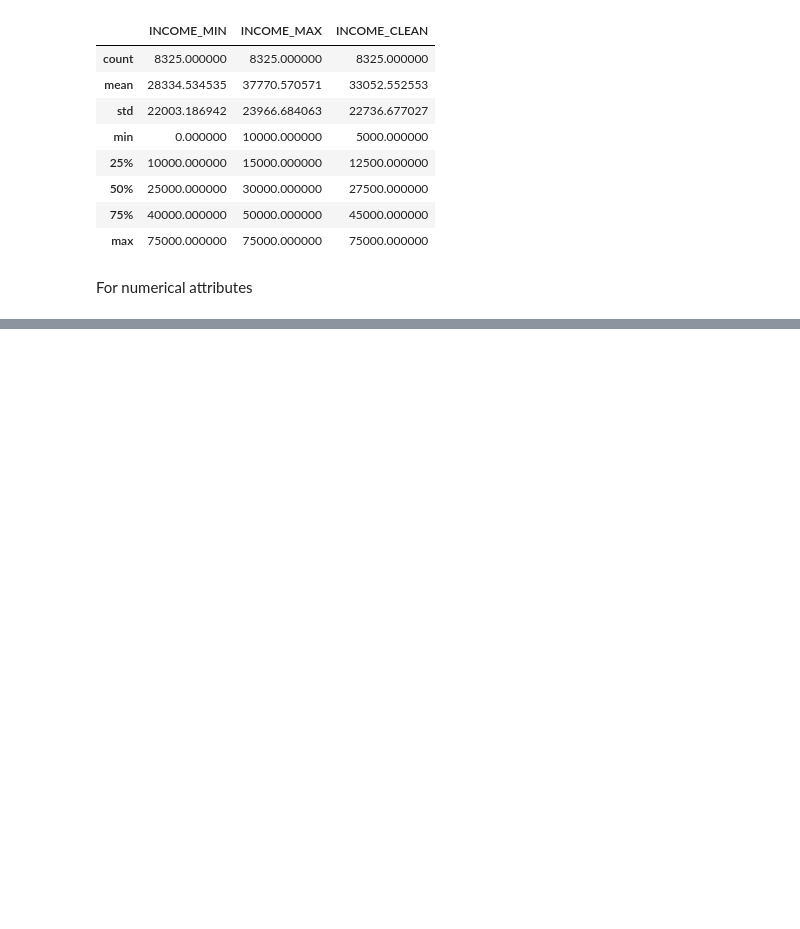
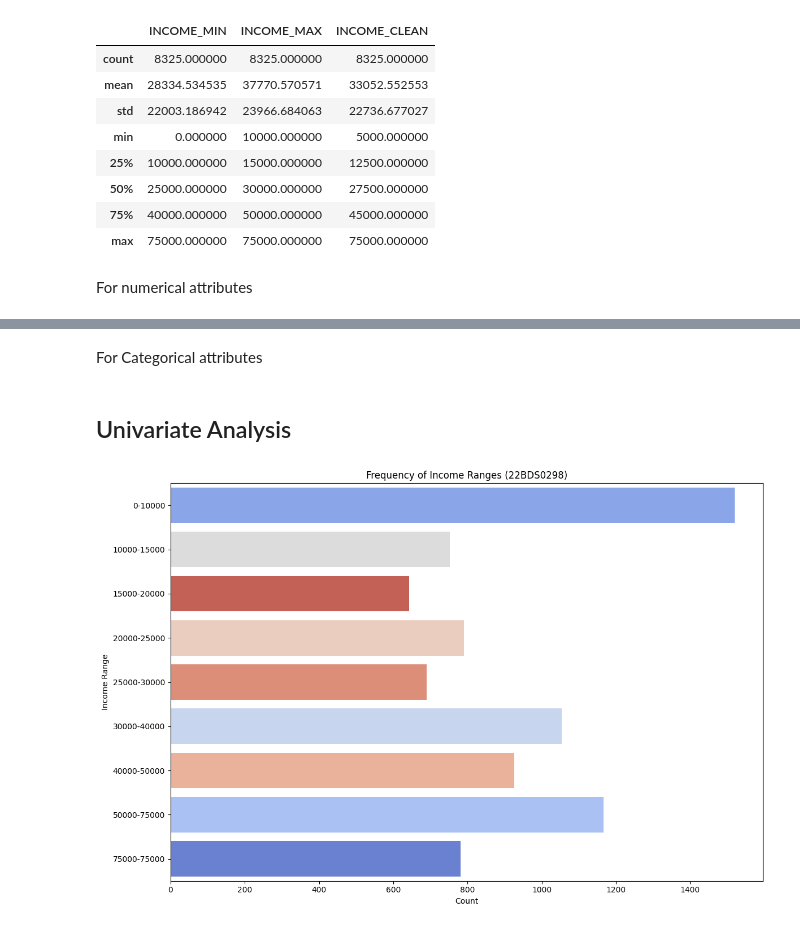
Before and after one commit to ShrutiG-24/-BCSE331L-Exploratory-Data-Analysis, a Jupyter notebook: 22BDS0298.ipynb, the cells around one changed output, grey strips where cells are left out. Cells and saved outputs as stored; diff of their text form; code cells hidden in the pictures; blank space fills up the shorter version.

```diff
--- a/22BDS0298.ipynb
+++ b/22BDS0298.ipynb
@@ -389,3 +389,19 @@ df_clean[['AGE', 'OCCUPATION', 'AREA', 'DUAL.INCOMES', 'HOUSEHOLD.SIZE',
 | unique | 7 | 9 | 5 | 3 | 9 | 9 | 3 | 5 | ... |
 | top | 25-34 | Professional/Managerial | 10+ years | Not Married | Two | One | Rent | House | ... |
 | freq | 2141 | 2630 | 5181 | 5081 | 2554 | 4013 | 3668 | 4733 | ... |
+# %% [markdown]
+For Categorical attributes
+# %% [markdown]
+## Univariate Analysis
+# %%
+sorted_ranges = sorted(df_clean['Income Range'].unique(), key=lambda x: int(x.split('-')[0]))
+
+plt.figure(figsize=(12, 8))
+sns.countplot(y='Income Range', data=df_clean, order=sorted_ranges, hue='Income Range', palette='coolwarm', legend=False)
+plt.title('Frequency of Income Ranges (22BDS0298)')
+plt.xlabel('Count')
+plt.ylabel('Income Range')
+plt.tight_layout()
+plt.show()
+# %% [output]
+[figure, added]
```
Also changed, not shown: parts of 9 cells of this notebook.
